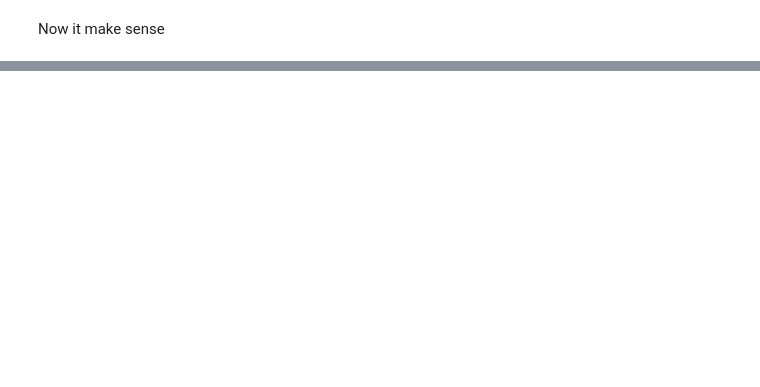
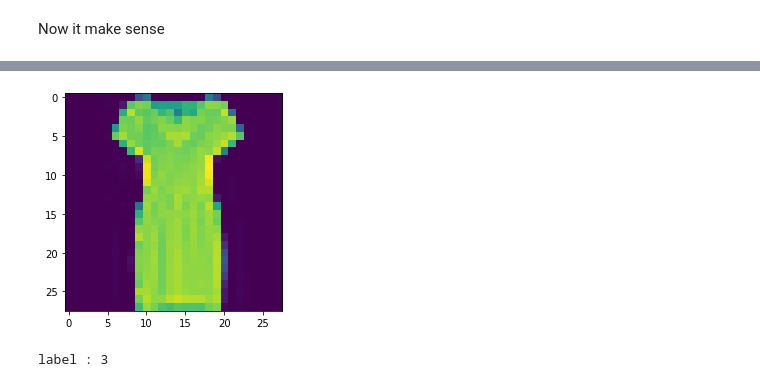
Before and after one commit to hrushikute/DataAnalytics, a Jupyter notebook: 02_neural_netwrok_model_for_classification_using_tensorflow.ipynb, the cells around one changed output, grey strips where cells are left out. Cells and saved outputs as stored; diff of their text form; code cells hidden in the pictures; blank space fills up the shorter version.

```diff
--- a/02_neural_netwrok_model_for_classification_using_tensorflow.ipynb
+++ b/02_neural_netwrok_model_for_classification_using_tensorflow.ipynb
@@ -363,0 +367,6 @@ Now it make sense
+# %%
+import tensorflow as tf
+
+fashion_data = tf.keras.datasets.fashion_mnist
+# Data is already split in train and test
+(X_train,y_train),(X_test ,y_test) = fashion_data.load_data()
@@ -363,0 +382,10 @@ Now it make sense
+# %%
+import matplotlib.pyplot as plt
+
+plt.imshow(X_train[20])
+plt.show()
+
+print("label : {}".format(y_train[20]))
+# %% [output]
+[figure, added]
+label : 3
```
Also changed, not shown: parts of 20 cells of this notebook.
